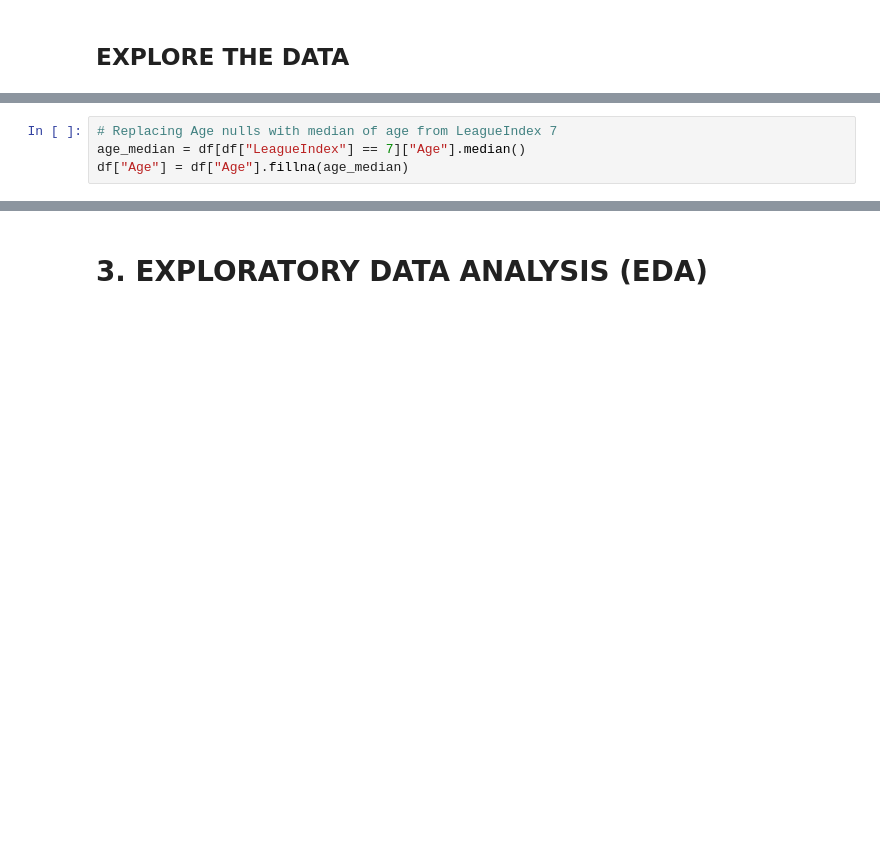
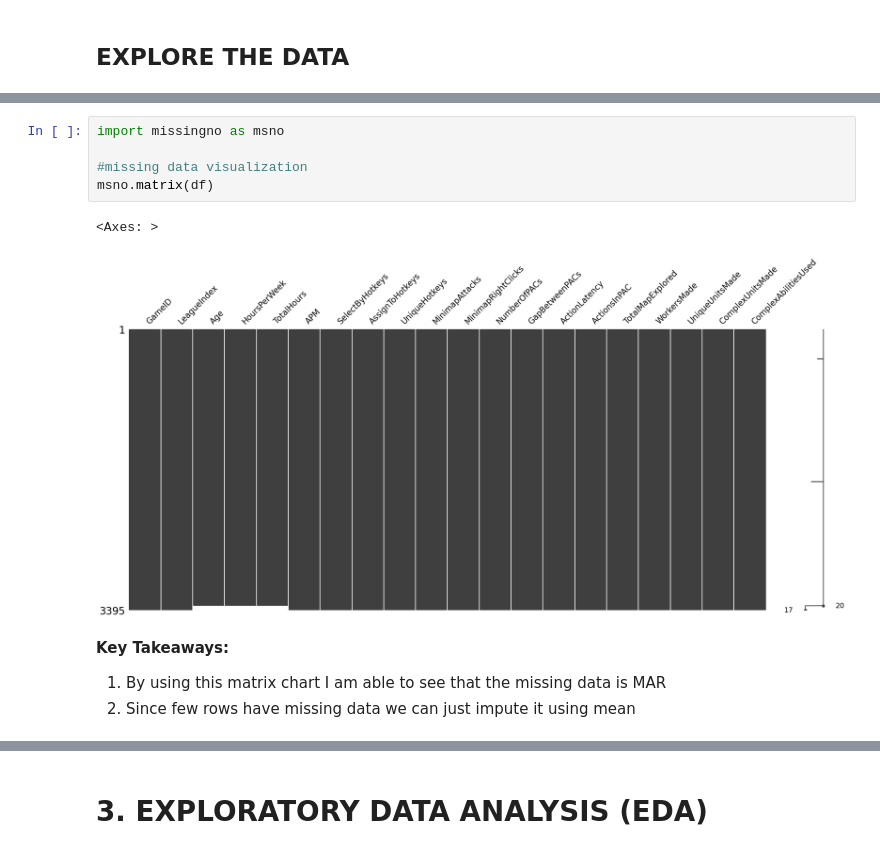
Before and after one commit to Vivianngu3/DSIntern_Assessment, a Jupyter notebook: Starcraft_Modeling.ipynb, the cells around one changed output, grey strips where cells are left out. Drawn from its saved outputs; the diff is of its cells as text; blank space fills up the shorter version.

```diff
--- a/Starcraft_Modeling.ipynb
+++ b/Starcraft_Modeling.ipynb
@@ -424,4 +25,0 @@ sns.boxenplot(data=df, x="LeagueIndex", y="Age", k_depth="trustworthy")
-# %%
-# Replacing Age nulls with median of age from LeagueIndex 7
-age_median = df[df["LeagueIndex"] == 7]["Age"].median()
-df["Age"] = df["Age"].fillna(age_median)
@@ -477,0 +123,12 @@ dtype: int64
+# %%
+import missingno as msno
+
+#missing data visualization
+msno.matrix(df)
+# %% [output]
+<Axes: >
+[figure, added]
+# %% [markdown]
+**Key Takeaways:**
+1. By using this matrix chart I am able to see that the missing data is MAR
+2. Since few rows have missing data we can just impute it using mean
```
Also changed, not shown: parts of 206 cells of this notebook.
